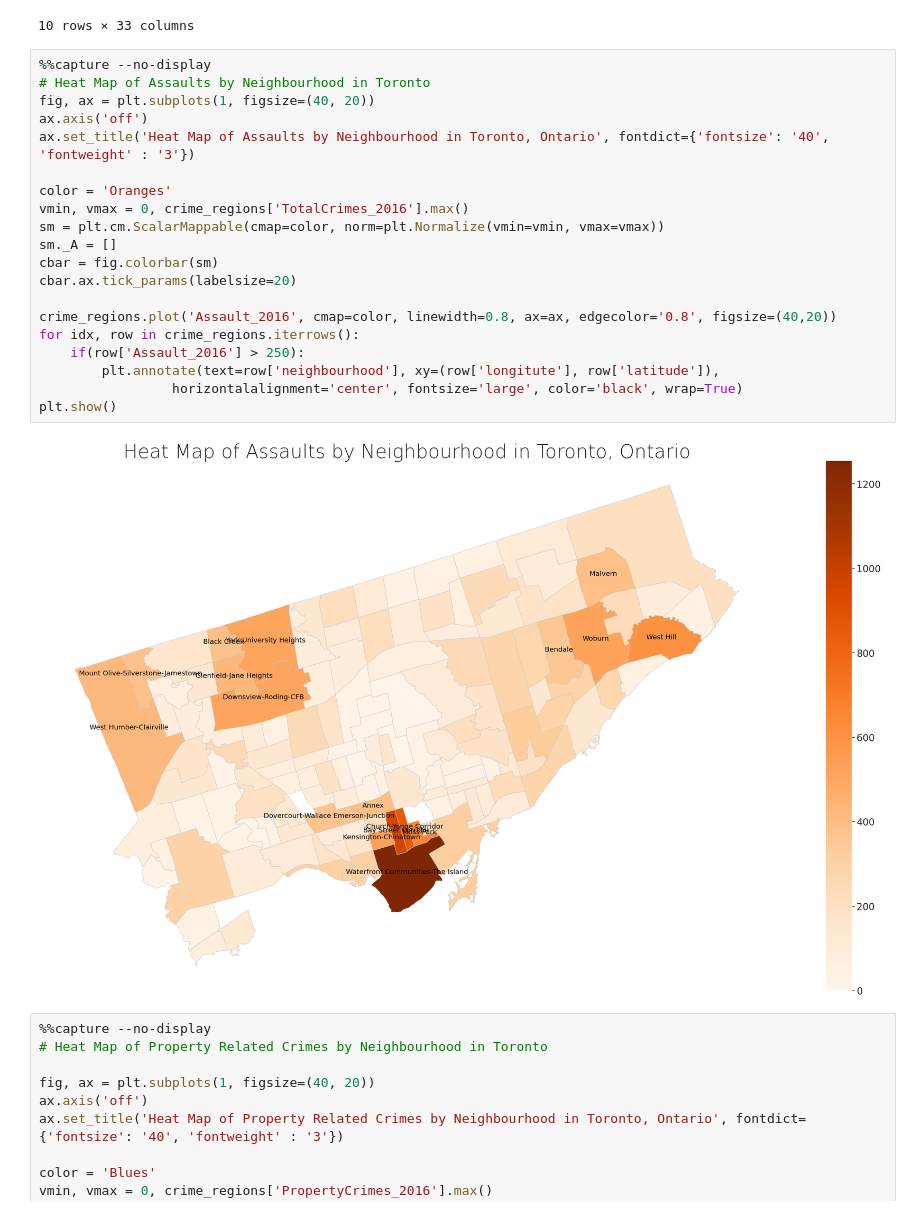
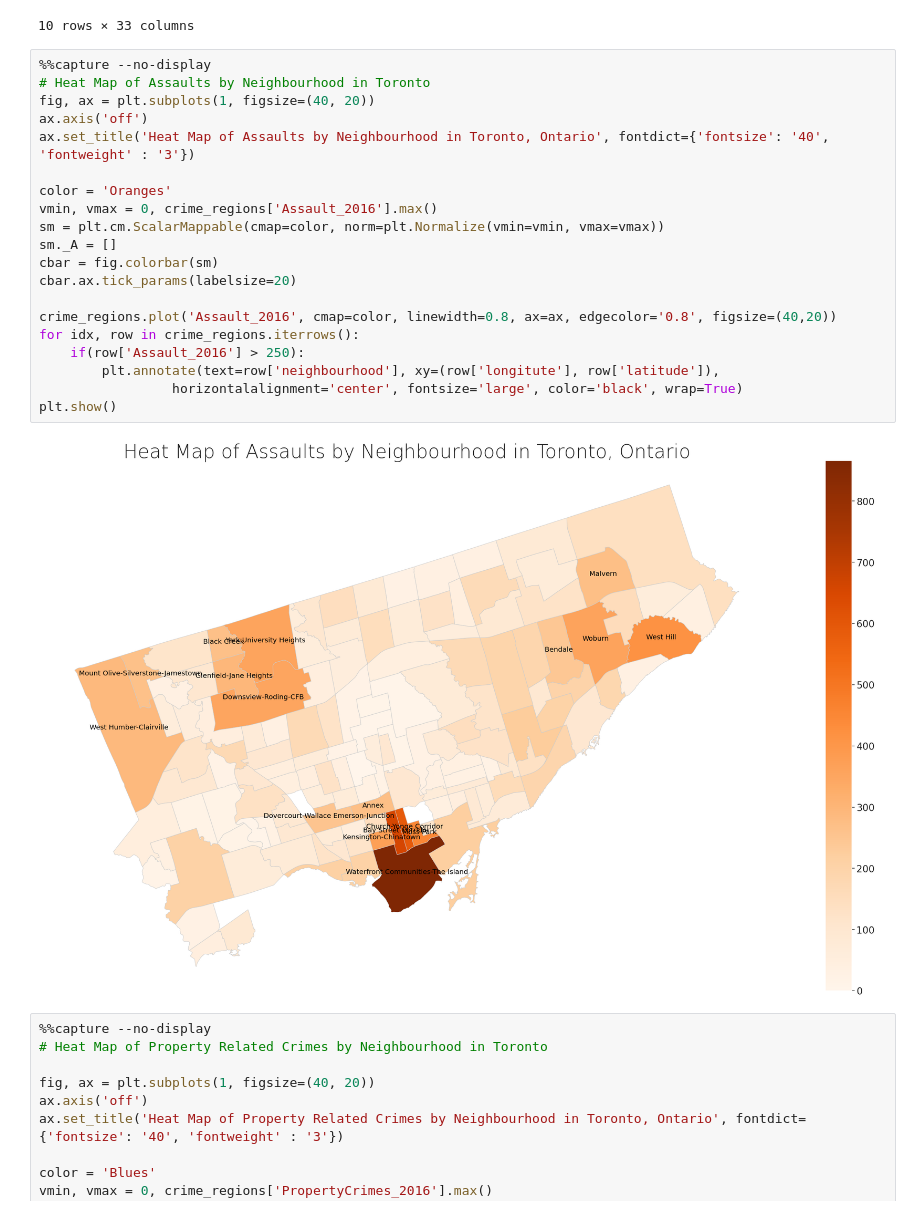
Before and after one commit to BigDru/3250_datascience_project, a Jupyter notebook: Team Project - Group 4 - final.ipynb, the cells around one changed output. Cells and saved outputs as stored; diff of their text form.

```diff
--- a/Team Project - Group 4 - final.ipynb
+++ b/Team Project - Group 4 - final.ipynb
@@ -127,25 +127,25 @@ crime_regions.head(10)
 # %%
 %%capture --no-display
 # Heat Map of Assaults by Neighbourhood in Toronto
 fig, ax = plt.subplots(1, figsize=(40, 20))
 ax.axis('off')
 ax.set_title('Heat Map of Assaults by Neighbourhood in Toronto, Ontario', fontdict={'fontsize': '40', 'fontweight' : '3'})
 
 color = 'Oranges'
-vmin, vmax = 0, crime_regions['TotalCrimes_2016'].max()
+vmin, vmax = 0, crime_regions['Assault_2016'].max()
 sm = plt.cm.ScalarMappable(cmap=color, norm=plt.Normalize(vmin=vmin, vmax=vmax))
 sm._A = []
 cbar = fig.colorbar(sm)
 cbar.ax.tick_params(labelsize=20)
 
 crime_regions.plot('Assault_2016', cmap=color, linewidth=0.8, ax=ax, edgecolor='0.8', figsize=(40,20))
 for idx, row in crime_regions.iterrows():
     if(row['Assault_2016'] > 250):
         plt.annotate(text=row['neighbourhood'], xy=(row['longitute'], row['latitude']),
                  horizontalalignment='center', fontsize='large', color='black', wrap=True)
 plt.show()
 # %% [output]
-[figure, old version]
+[figure, new version]
 # %%
 %%capture --no-display
 # Heat Map of Property Related Crimes by Neighbourhood in Toronto
```
